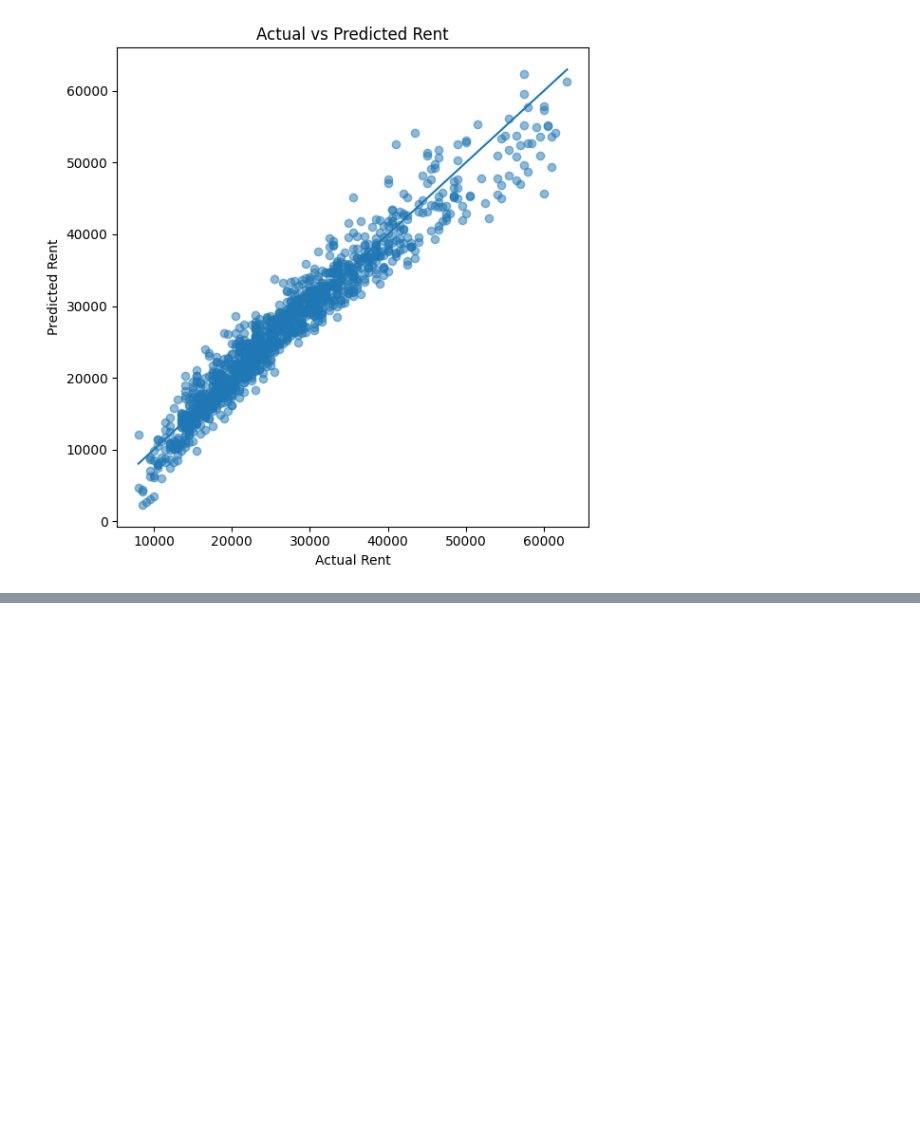
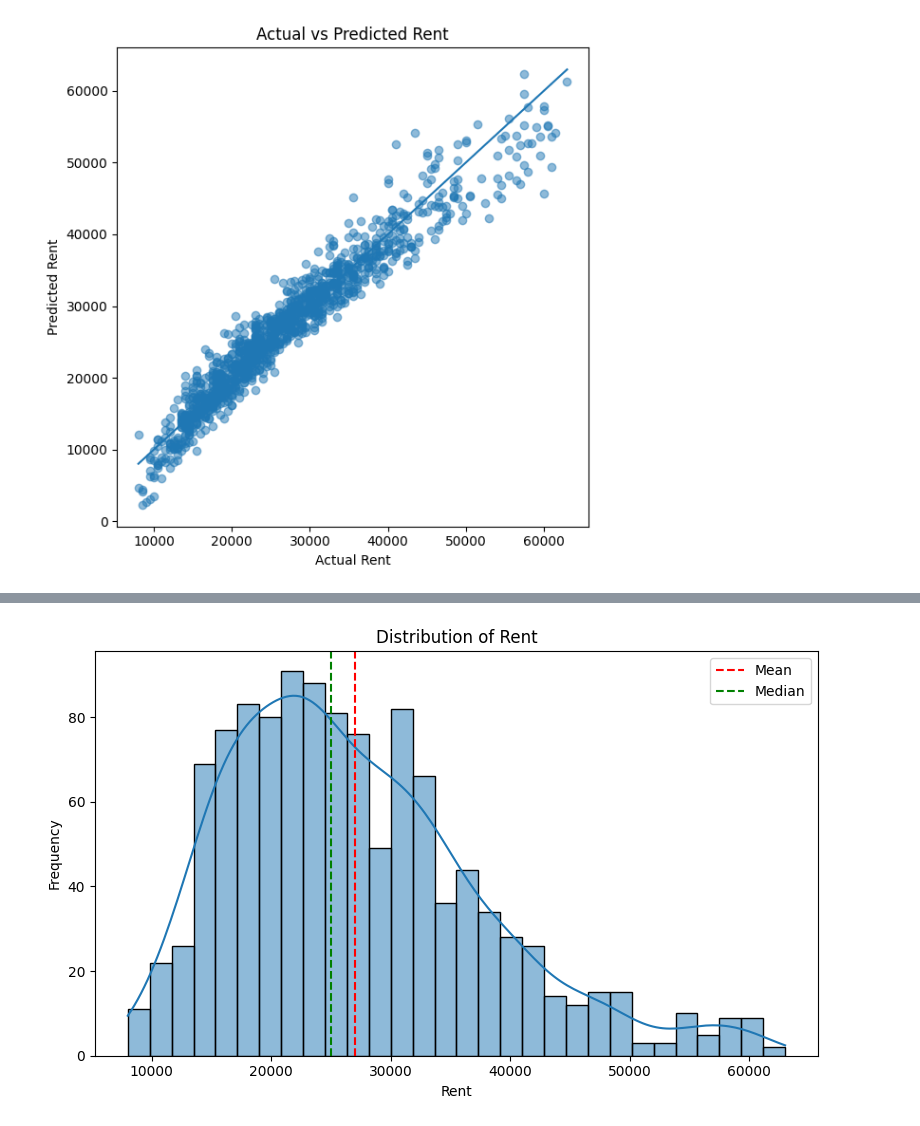
Before and after one commit to armaanjain-byte/BBS_Rent_Prediction-ML, a Jupyter notebook: notebooks/01_eda.ipynb, the cells around one changed output, grey strips where cells are left out. Saved outputs shown, nothing was run; the diff lists cells and outputs as text; code cells hidden in the pictures; blank space fills up the shorter version.

```diff
--- a/notebooks/01_eda.ipynb
+++ b/notebooks/01_eda.ipynb
@@ -235,0 +310,17 @@ plt.show()
+# %%
+plt.figure(figsize=(8,5))
+
+sns.histplot(df["rent"], kde=True, bins=30)
+
+plt.axvline(df["rent"].mean(), color='red', linestyle='--', label='Mean')
+plt.axvline(df["rent"].median(), color='green', linestyle='--', label='Median')
+
+plt.title("Distribution of Rent")
+plt.xlabel("Rent")
+plt.ylabel("Frequency")
+plt.legend()
+
+plt.tight_layout()
+plt.show()
+# %% [output]
+[figure, added]
```
Also changed, not shown: parts of 14 cells of this notebook, 1 other file.
